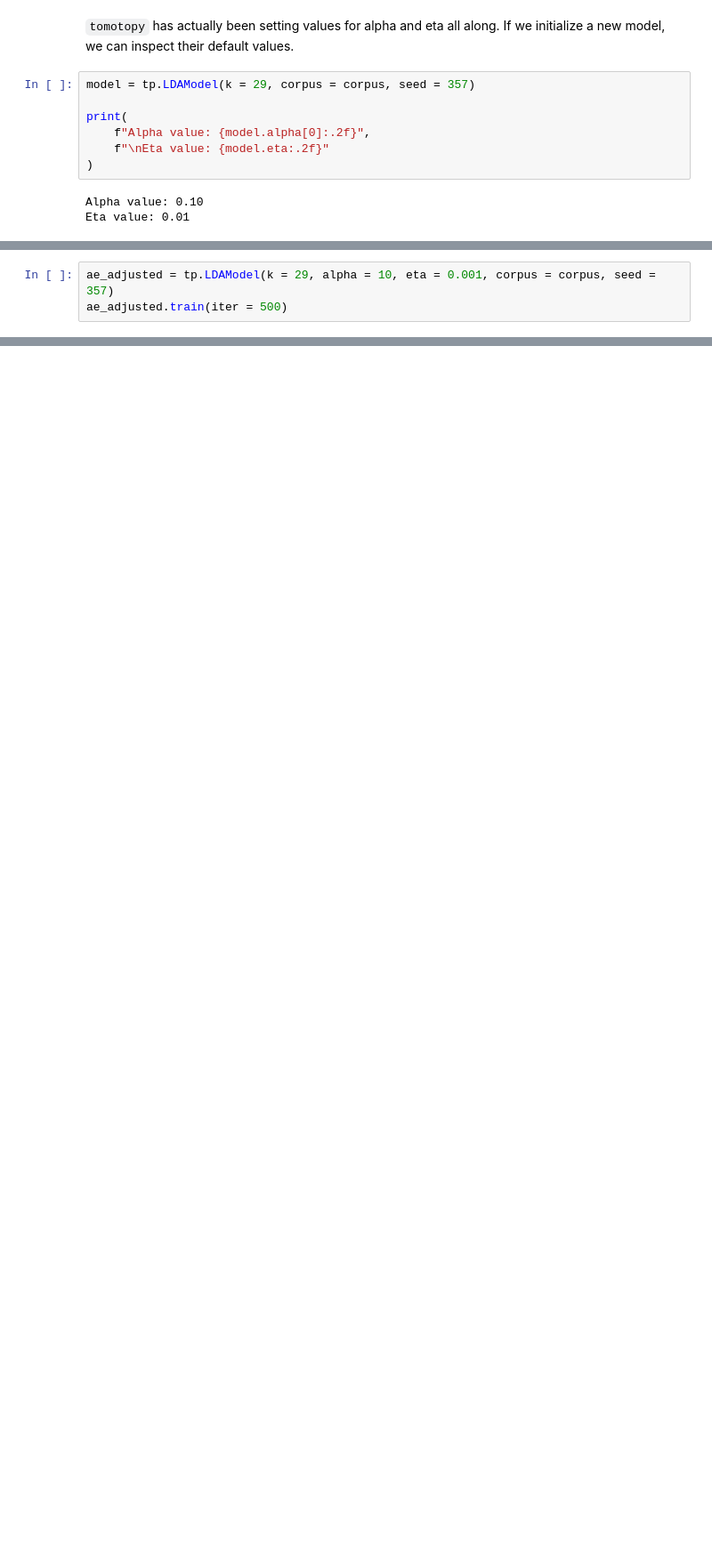
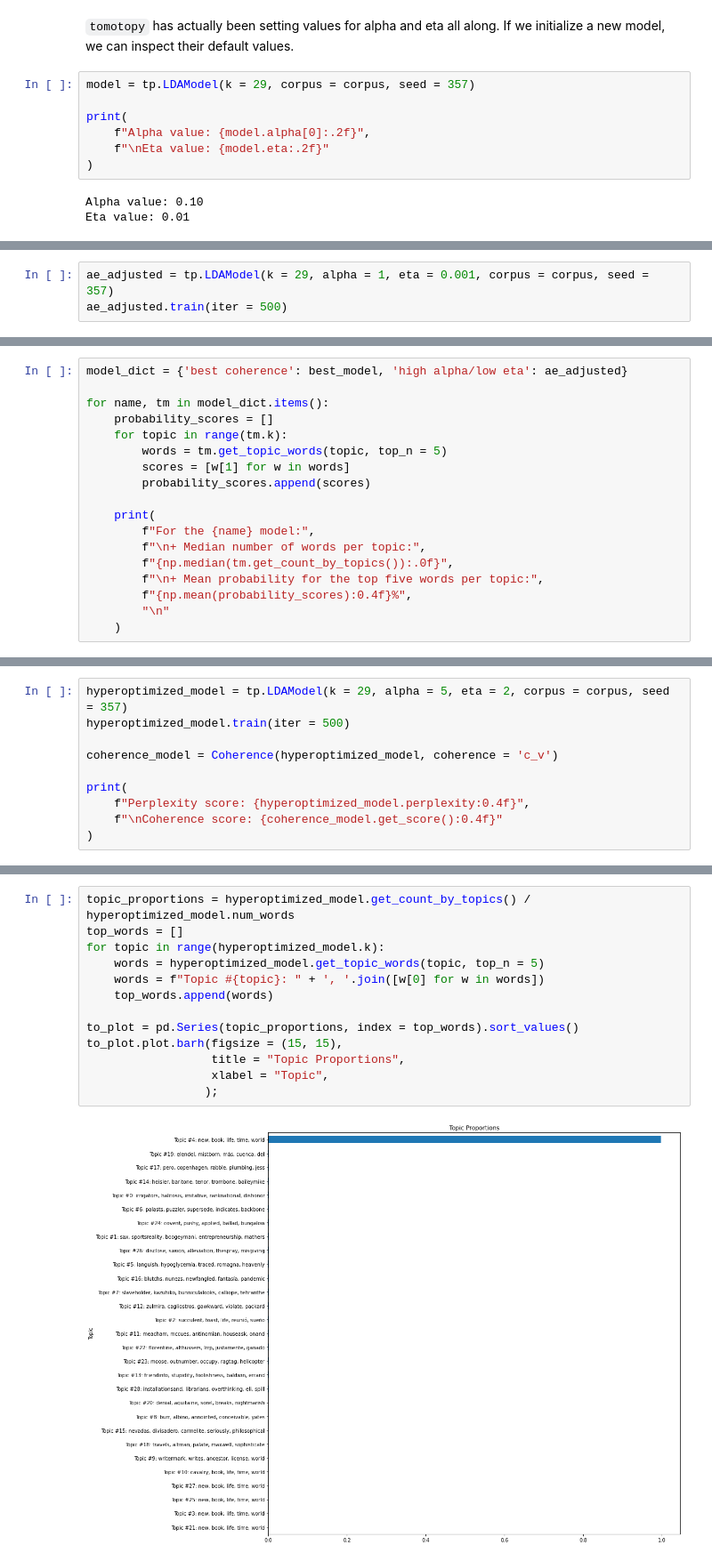
Before and after one commit to ucdavisdatalab/workshop_getting_started_with_textual_data, a Jupyter notebook: 06_topic-modeling.ipynb, the cells around one changed output, grey strips where cells are left out. Shown: that part at 89% size. Drawn from its saved outputs; the diff is of its cells as text; blank space fills up the shorter version.

```diff
--- a/06_topic-modeling.ipynb
+++ b/06_topic-modeling.ipynb
@@ -711,5 +716,5 @@ probabilities for the top words within these topics should be higher.
 # %%
-ae_adjusted = tp.LDAModel(k = 29, alpha = 10, eta = 0.001, corpus = corpus, seed = 357)
+ae_adjusted = tp.LDAModel(k = 29, alpha = 1, eta = 0.001, corpus = corpus, seed = 357)
 ae_adjusted.train(iter = 500)
 # %% [markdown]
 Let's compare with the best coherence score model from above.
@@ -745,0 +730,18 @@ For the high alpha/low eta model:
+# %%
+model_dict = {'best coherence': best_model, 'high alpha/low eta': ae_adjusted}
+
+for name, tm in model_dict.items():
+    probability_scores = []
+    for topic in range(tm.k):
+        words = tm.get_topic_words(topic, top_n = 5)
+        scores = [w[1] for w in words]
+        probability_scores.append(scores)
+
+    print(
+        f"For the {name} model:",
+        f"\n+ Median number of words per topic:",
+        f"{np.median(tm.get_count_by_topics()):.0f}",
+        f"\n+ Mean probability for the top five words per topic:",
+        f"{np.mean(probability_scores):0.4f}%",
+        "\n"
+    )
@@ -745,0 +782,10 @@ For the high alpha/low eta model:
+# %%
+hyperoptimized_model = tp.LDAModel(k = 29, alpha = 5, eta = 2, corpus = corpus, seed = 357)
+hyperoptimized_model.train(iter = 500)
+
+coherence_model = Coherence(hyperoptimized_model, coherence = 'c_v')
+
+print(
+    f"Perplexity score: {hyperoptimized_model.perplexity:0.4f}",
+    f"\nCoherence score: {coherence_model.get_score():0.4f}"
+)
@@ -746 +817,16 @@ For the high alpha/low eta model:
+# %%
+topic_proportions = hyperoptimized_model.get_count_by_topics() / hyperoptimized_model.num_words
+top_words = []
+for topic in range(hyperoptimized_model.k):
+    words = hyperoptimized_model.get_topic_words(topic, top_n = 5)
+    words = f"Topic #{topic}: " + ', '.join([w[0] for w in words])
+    top_words.append(words)
+
+to_plot = pd.Series(topic_proportions, index = top_words).sort_values()
+to_plot.plot.barh(figsize = (15, 15),
+                  title = "Topic Proportions",
+                  xlabel = "Topic",
+                 );
+# %% [output]
+[figure, added]
 # %% [markdown]
```
Also changed, not shown: parts of 42 cells of this notebook, 2 other files.
